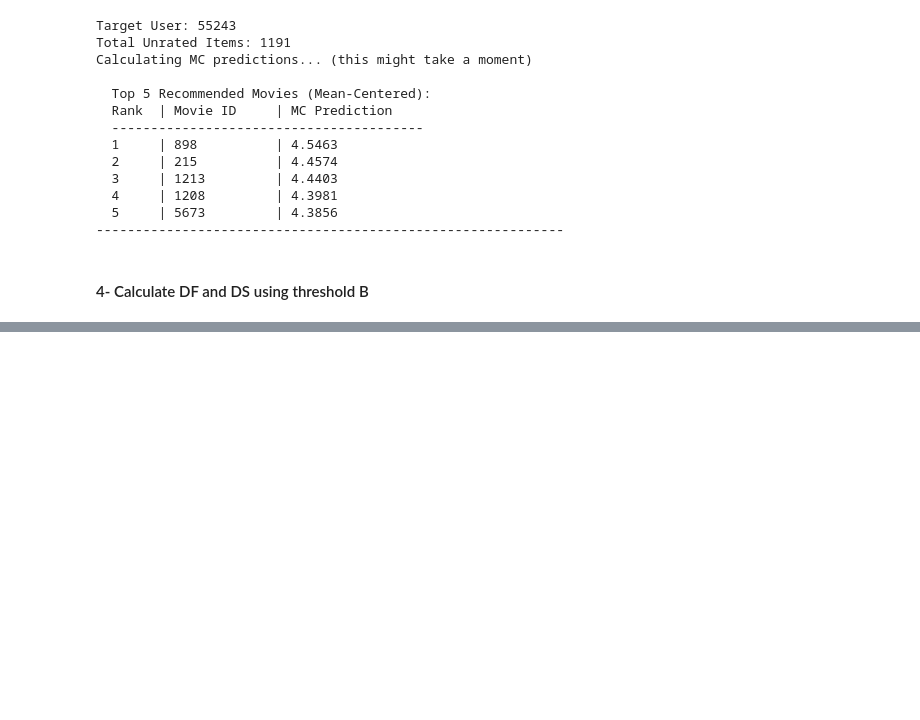
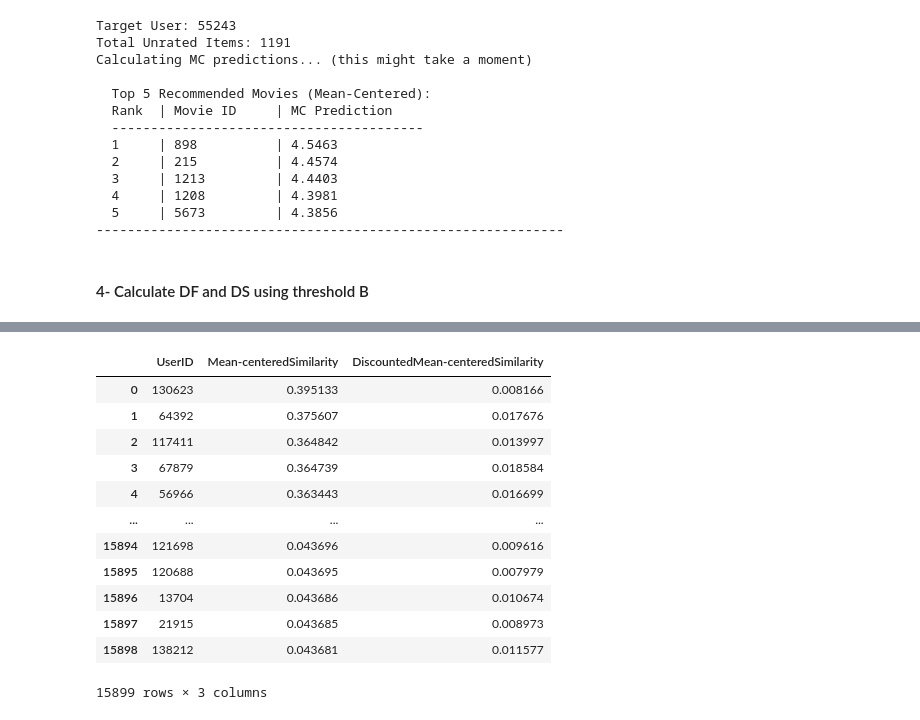
Before and after one commit to yuseiff/AIE425-Assignment-Group-X-, a Jupyter notebook: section2_neighborhood_cf/part1_user_based_cf/section2_part1.ipynb, the cells around one changed output, grey strips where cells are left out. Saved outputs shown, nothing was run; the diff lists cells and outputs as text; code cells hidden in the pictures; blank space fills up the shorter version.

```diff
--- a/section2_neighborhood_cf/part1_user_based_cf/section2_part1.ipynb
+++ b/section2_neighborhood_cf/part1_user_based_cf/section2_part1.ipynb
@@ -1636,0 +1697,3 @@ for uid in target_users_ids:
+# %%
+total_items = rating_matrix_np.shape[1]
+beta_threshold = int(np.ceil(total_items * 0.30))
@@ -1636,0 +1738,2 @@ for uid in target_users_ids:
+# %%
+mc_top_20_ds_u1 = get_mc_top_20_discounted(target_users_ids[0])
@@ -1636,0 +1917,3 @@ for uid in target_users_ids:
+# %%
+top_20_mc_u1_df = pd.DataFrame(top_20_mc_u1, columns=['UserID', 'Mean-centeredSimilarity'])
+top_20_mc_u1_df
@@ -1636,0 +1954,3 @@ for uid in target_users_ids:
+# %%
+mc_top_20_ds_u1_df = pd.DataFrame(mc_top_20_ds_u1, columns=['UserID', 'DiscountedMean-centeredSimilarity'])
+mc_top_20_ds_u1_df
@@ -1636,0 +1971,17 @@ for uid in target_users_ids:
+# %%
+mc_top_20_u1_compare = top_20_mc_u1_df.merge(mc_top_20_ds_u1_df, on='UserID', how='inner')
+mc_top_20_u1_compare
+# %% [output]
+|  | UserID | Mean-centeredSimilarity | DiscountedMean-centeredSimilarity |
+| 0 | 130623 | 0.395133 | 0.008166 |
+| 1 | 64392 | 0.375607 | 0.017676 |
+| 2 | 117411 | 0.364842 | 0.013997 |
+| 3 | 67879 | 0.364739 | 0.018584 |
+| 4 | 56966 | 0.363443 | 0.016699 |
+| ... | ... | ... | ... |
+| 15894 | 121698 | 0.043696 | 0.009616 |
+| 15895 | 120688 | 0.043695 | 0.007979 |
+| 15896 | 13704 | 0.043686 | 0.010674 |
+| 15897 | 21915 | 0.043685 | 0.008973 |
+| 15898 | 138212 | 0.043681 | 0.011577 |
+15899 rows × 3 columns
```
Also changed, not shown: parts of 50 cells of this notebook.
